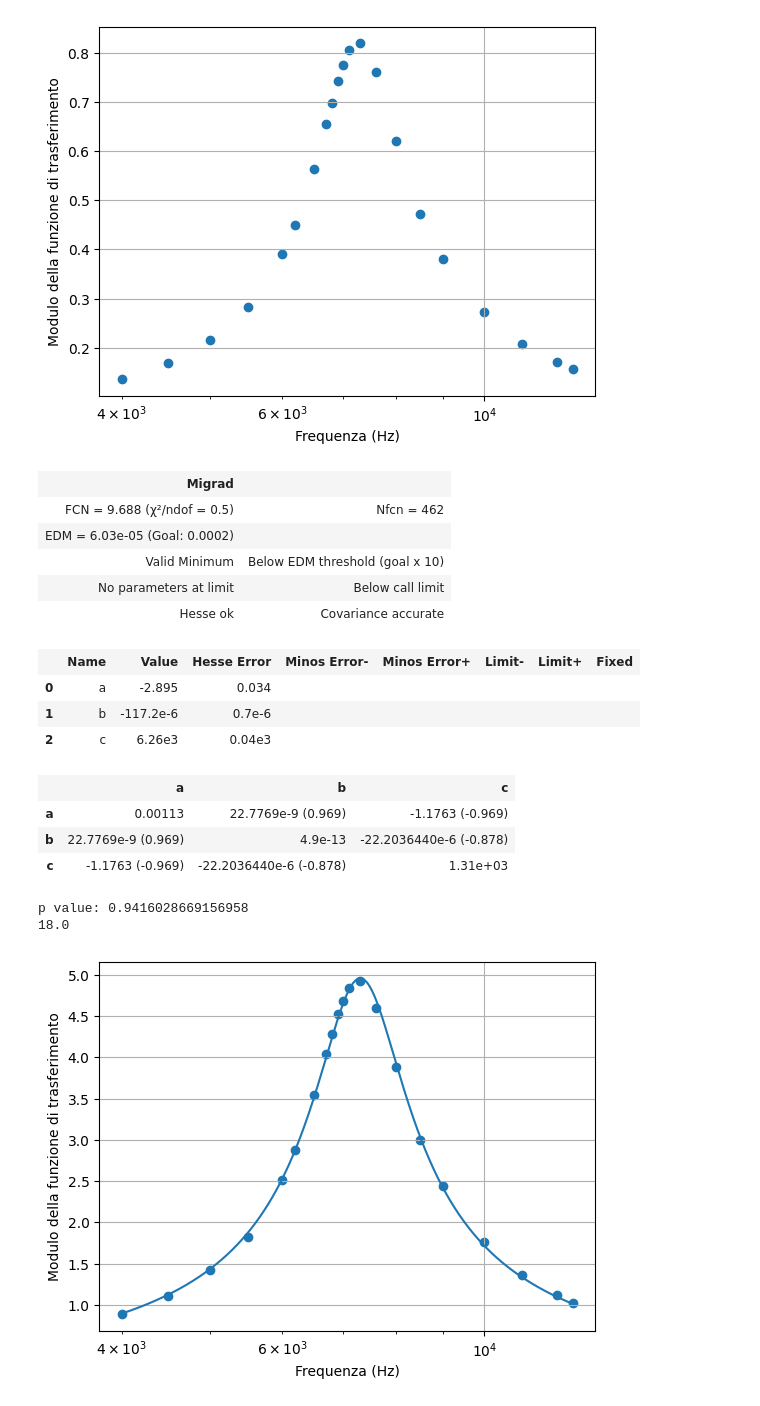
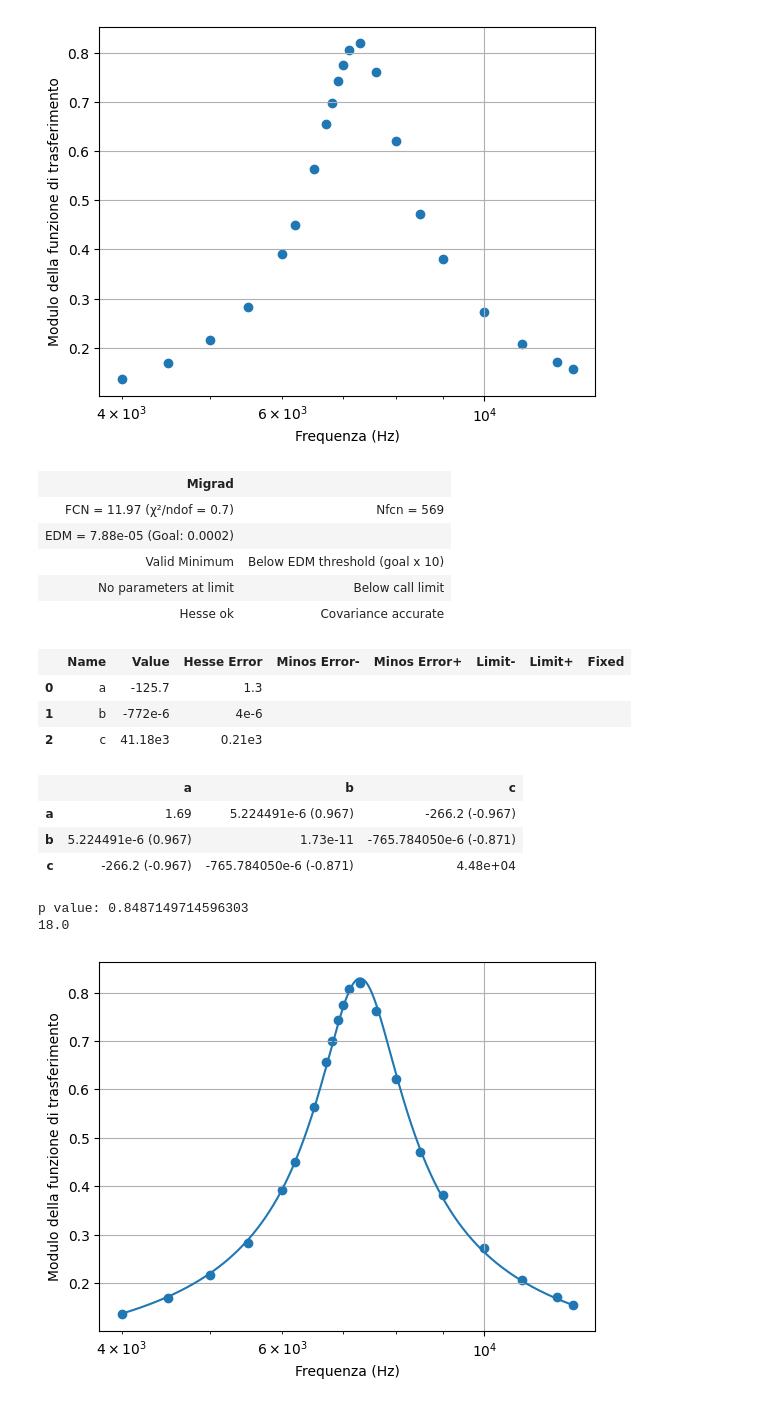
Before and after one commit to ARossiUnimib/Laboratorio-2---Gruppo-21-A.A.-2023-24, a Jupyter notebook: Notebooks/Circuiti_3/Circuiti_3.ipynb, the cells around one changed output. Drawn from its saved outputs; the diff is of its cells as text; code cells hidden in the pictures.

```diff
--- a/Notebooks/Circuiti_3/Circuiti_3.ipynb
+++ b/Notebooks/Circuiti_3/Circuiti_3.ipynb
@@ -307,7 +208,7 @@ for i in range(len(data)):
     Vin.append(data[i][1])
     Vout.append(data[i][2])
     Vin_out.append(data[i][3])
-    phdiff.append(- data[i][4] * np.pi / 180)
+    phdiff.append(np.pi/2 + data[i][4] * np.pi / 180)
 
 freq = np.array(freq)
 Vin = np.array(Vin)
@@ -329,0 +249,20 @@ plt.show()
+# %%
+def model(x,a):
+    return a * x
+
+tan_ph = np.tan(phdiff)
+ph_err = 0.04 * tan_ph
+
+minimi_quadrati = LeastSquares(freq, tan_ph, ph_err, model)
+
+m = Minuit(minimi_quadrati, a = -100)
+m.migrad()
+m.hesse()
+display(m)
+
+def func(x):
+    return chi2.cdf(x,m.ndof)
+
+pvalue = func(np.inf) - func(m.fval)
+print("p value: " + str(pvalue))
+print(m.ndof)
@@ -329,0 +282,13 @@ plt.show()
+# %%
+fig,ax = plt.subplots(1,1)
+ax.set_xlabel("Frequenza (Hz)")
+ax.set_ylabel("Fase della funzione di trasferimento")
+ax.set_xscale("log")
+
+plt.scatter(freq, phdiff)
+x = np.linspace(min(freq),max(freq),10000)
+y = np.pi + np.arctan(model(x,m.values["a"]))
+plt.plot(x,y)
+
+plt.grid()
+plt.show()
@@ -411,9 +382,9 @@ plt.show()
 def model(x,a,b,c):
     return 1 / np.sqrt(a + (b*x - c/x)**2)
 
-V_err = 0.02 * Vout
+V_err = 0.02 * Vout/Vin
 
-minimi_quadrati = LeastSquares(freq, Vout, V_err, model)
+minimi_quadrati = LeastSquares(freq, Vout/Vin, V_err, model)
 
 m = Minuit(minimi_quadrati, a = 10**10 / (25*10**10), b = -56/(25*10**10), c = -(10**9)/(25*10**10))
 m.strategy = 2
@@ -429,33 +400,33 @@ print("p value: " + str(pvalue))
 print(m.ndof)
 # %% [output]
 | Migrad |  |
-| FCN = 9.688 (χ²/ndof = 0.5) | Nfcn = 462 |
-| EDM = 6.03e-05 (Goal: 0.0002) |  |
+| FCN = 11.97 (χ²/ndof = 0.7) | Nfcn = 569 |
+| EDM = 7.88e-05 (Goal: 0.0002) |  |
 | Valid Minimum | Below EDM threshold (goal x 10) |
 | No parameters at limit | Below call limit |
 | Hesse ok | Covariance accurate |
 |  | Name | Value | Hesse Error | Minos Error- | Minos Error+ | Limit- | Limit+ | Fixed |
-| 0 | a | -2.895 | 0.034 |  |  |  |  |  |
-| 1 | b | -117.2e-6 | 0.7e-6 |  |  |  |  |  |
-| 2 | c | 6.26e3 | 0.04e3 |  |  |  |  |  |
+| 0 | a | -125.7 | 1.3 |  |  |  |  |  |
+| 1 | b | -772e-6 | 4e-6 |  |  |  |  |  |
+| 2 | c | 41.18e3 | 0.21e3 |  |  |  |  |  |
 |  | a | b | c |
-| a | 0.00113 | 22.7769e-9 (0.969) | -1.1763 (-0.969) |
-| b | 22.7769e-9 (0.969) | 4.9e-13 | -22.2036440e-6 (-0.878) |
-| c | -1.1763 (-0.969) | -22.2036440e-6 (-0.878) | 1.31e+03 |
+| a | 1.69 | 5.224491e-6 (0.967) | -266.2 (-0.967) |
+| b | 5.224491e-6 (0.967) | 1.73e-11 | -765.784050e-6 (-0.871) |
+| c | -266.2 (-0.967) | -765.784050e-6 (-0.871) | 4.48e+04 |
-p value: 0.9416028669156958
+p value: 0.8487149714596303
 18.0
 # %%
 fig,ax = plt.subplots(1,1)
 ax.set_xlabel("Frequenza (Hz)")
 ax.set_ylabel("Modulo della funzione di trasferimento")
 ax.set_xscale("log")
 
-plt.scatter(freq, Vout)
+plt.scatter(freq, Vout/Vin)
 x = np.linspace(min(freq),max(freq),10000)
 y = model(x,m.values["a"],m.values["b"],m.values["c"])
 plt.plot(x,y)
 
 plt.grid()
 plt.show()
 # %% [output]
-[figure, old version]
+[figure, new version]
```
Also changed, not shown: parts of 31 cells of this notebook.
